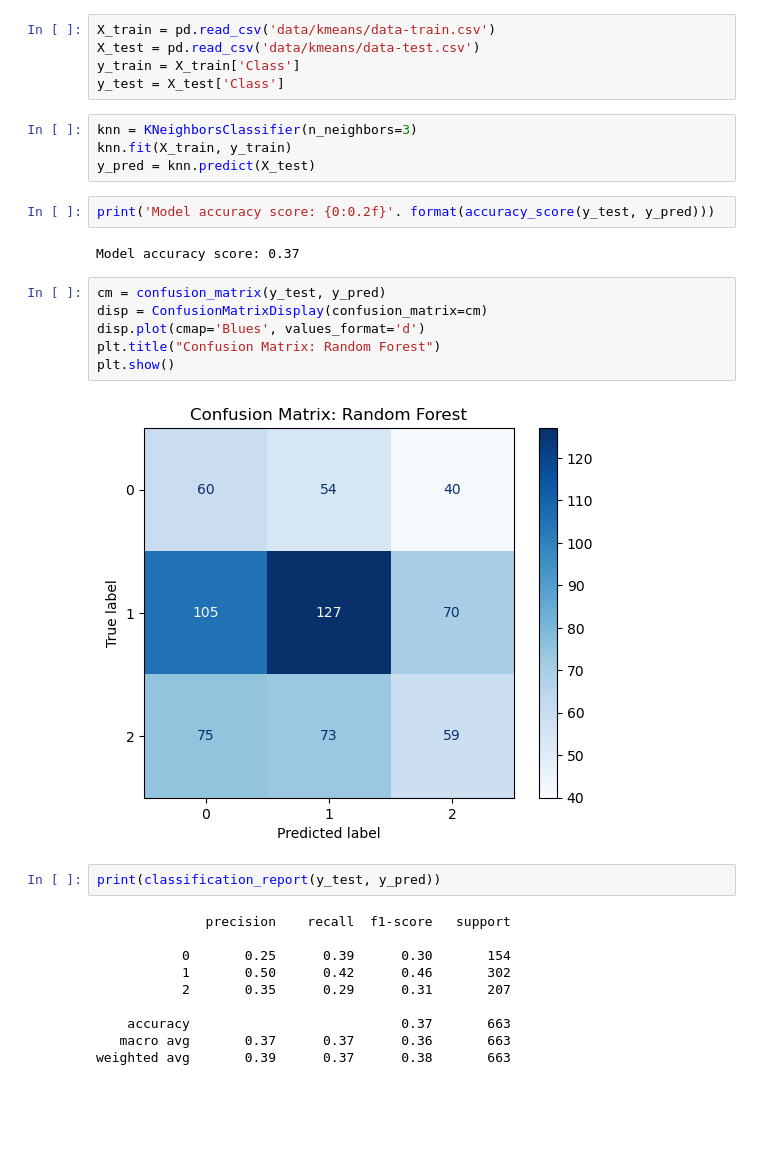
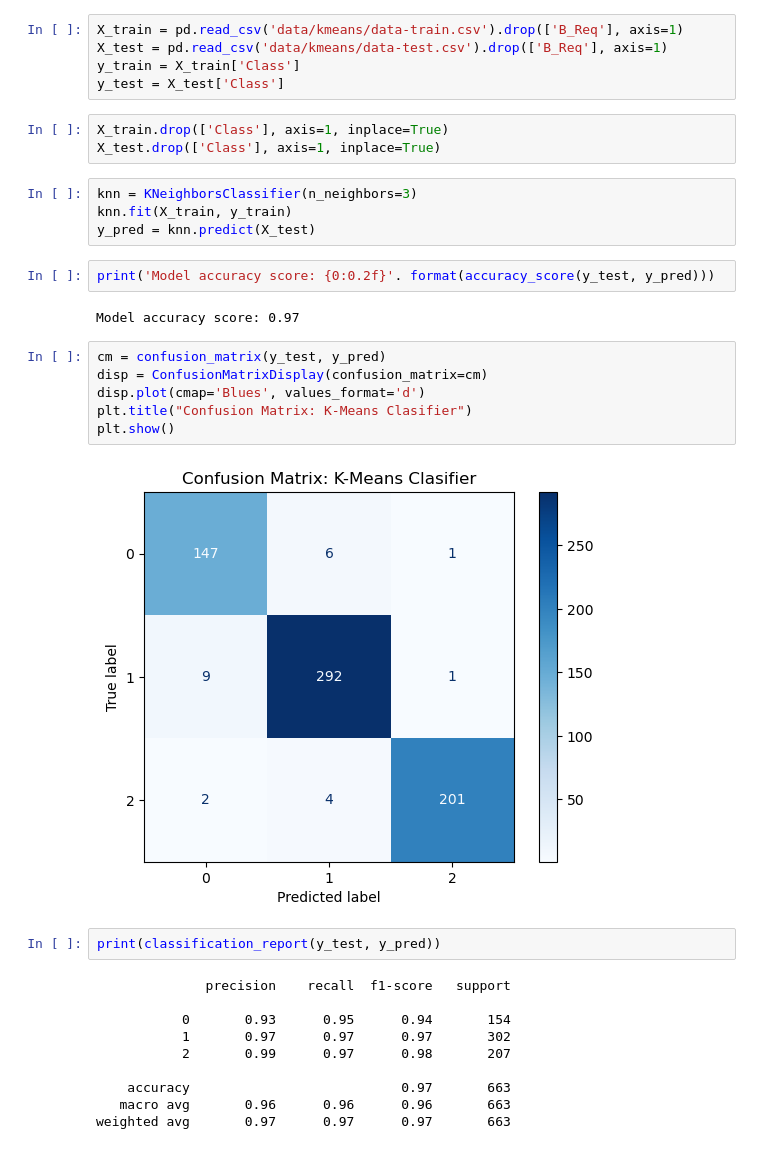
Before and after one commit to Jordan-18/PPL-CS-Prioritization-, a Jupyter notebook: k-means.ipynb, the cells around one changed output. Saved outputs shown, nothing was run; the diff lists cells and outputs as text; blank space fills up the shorter version.

Commit message:
svm, fuzzy, k-means

```diff
--- a/k-means.ipynb
+++ b/k-means.ipynb
@@ -17,10 +17,13 @@ sns.histplot(dataset['Class'])
 <AxesSubplot:xlabel='Class', ylabel='Count'>
 [figure]
 # %%
-X_train = pd.read_csv('data/kmeans/data-train.csv')
-X_test = pd.read_csv('data/kmeans/data-test.csv')
+X_train = pd.read_csv('data/kmeans/data-train.csv').drop(['B_Req'], axis=1)
+X_test = pd.read_csv('data/kmeans/data-test.csv').drop(['B_Req'], axis=1)
 y_train = X_train['Class']
 y_test = X_test['Class']
+# %%
+X_train.drop(['Class'], axis=1, inplace=True)
+X_test.drop(['Class'], axis=1, inplace=True)
 # %%
 knn = KNeighborsClassifier(n_neighbors=3)
 knn.fit(X_train, y_train)
@@ -28,24 +31,24 @@ y_pred = knn.predict(X_test)
 # %%
 print('Model accuracy score: {0:0.2f}'. format(accuracy_score(y_test, y_pred)))
 # %% [output]
-Model accuracy score: 0.37
+Model accuracy score: 0.97
 # %%
 cm = confusion_matrix(y_test, y_pred)
 disp = ConfusionMatrixDisplay(confusion_matrix=cm)
 disp.plot(cmap='Blues', values_format='d')
-plt.title("Confusion Matrix: Random Forest")
+plt.title("Confusion Matrix: K-Means Clasifier")
 plt.show()
 # %% [output]
-[figure, old version]
+[figure, new version]
 # %%
 print(classification_report(y_test, y_pred))
 # %% [output]
               precision    recall  f1-score   support
 
-           0       0.25      0.39      0.30       154
-           1       0.50      0.42      0.46       302
-           2       0.35      0.29      0.31       207
+           0       0.93      0.95      0.94       154
+           1       0.97      0.97      0.97       302
+           2       0.99      0.97      0.98       207
 
-    accuracy                           0.37       663
-   macro avg       0.37      0.37      0.36       663
-weighted avg       0.39      0.37      0.38       663
+    accuracy                           0.97       663
+   macro avg       0.96      0.96      0.96       663
+weighted avg       0.97      0.97      0.97       663
```
Also changed, not shown: 6 other files.
